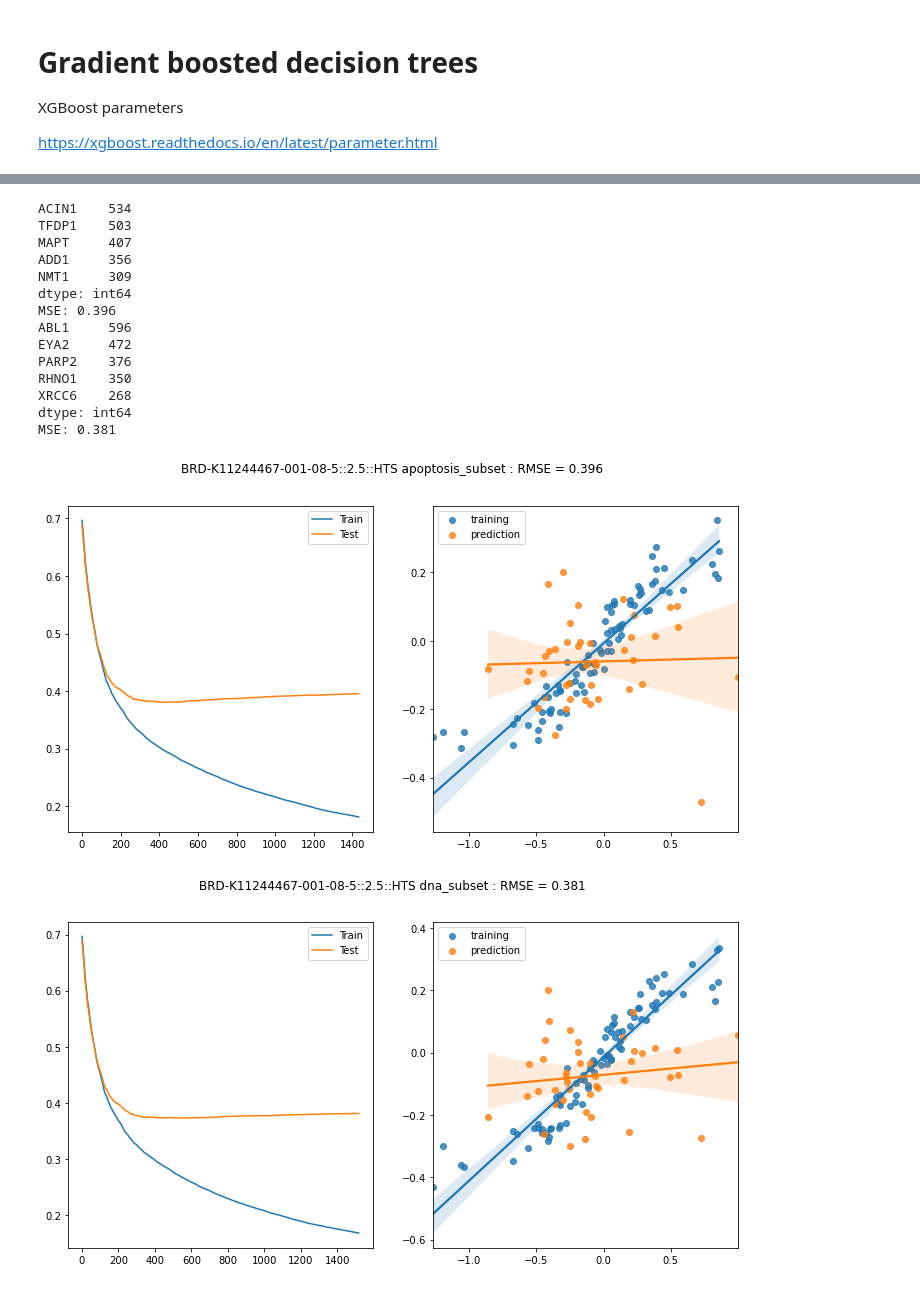
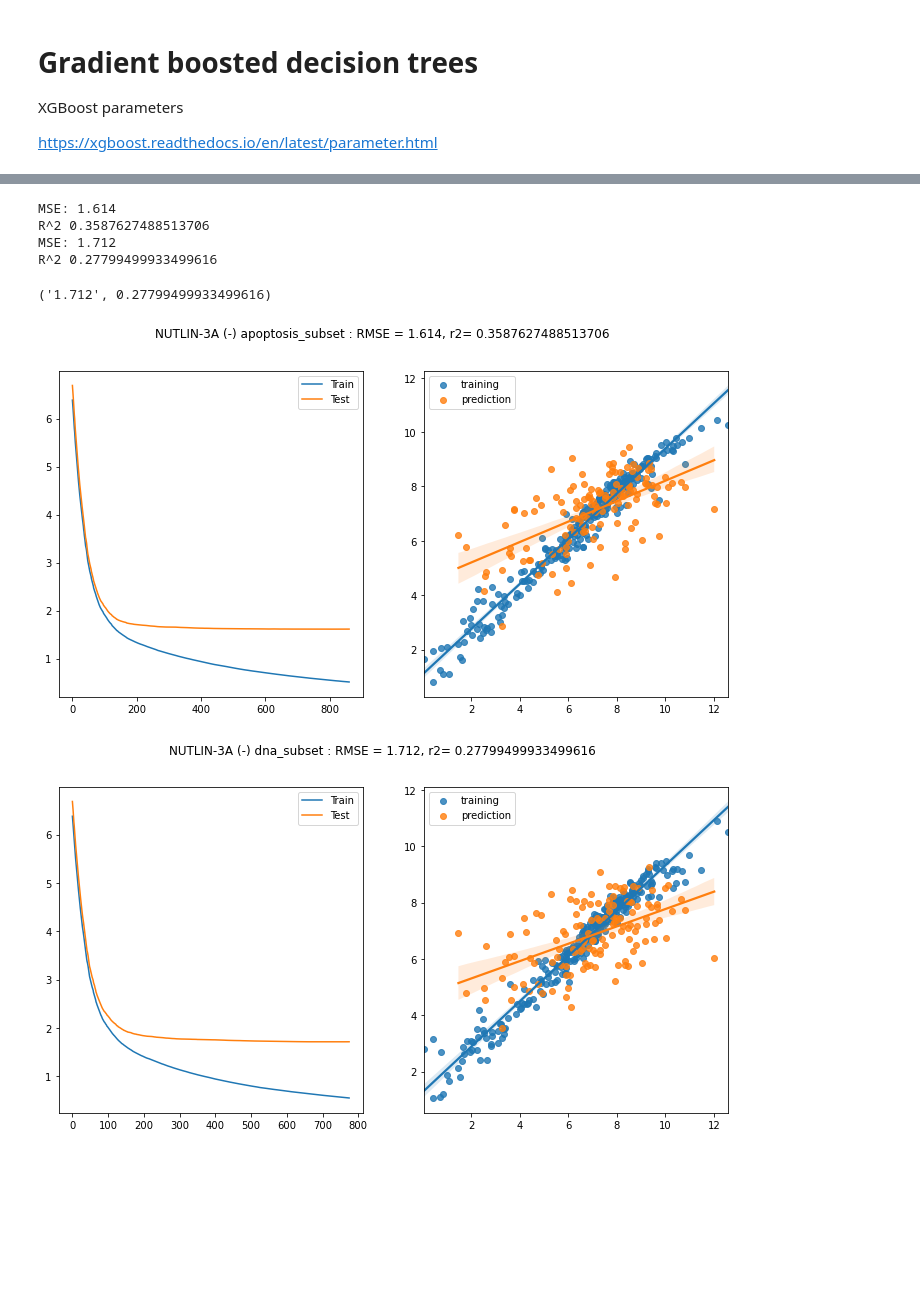
Before and after one commit to dykstrajustin/StartML, a Jupyter notebook: run_simple_models.ipynb, the cells around one changed output, grey strips where cells are left out. Drawn from its saved outputs; the diff is of its cells as text; code cells hidden in the pictures; blank space fills up the shorter version.

```diff
--- a/run_simple_models.ipynb
+++ b/run_simple_models.ipynb
@@ -43,0 +59,8 @@ drug_names = pd.read_csv('data/depmap_data/primary-screen-replicate-collapsed-tr
+# %%
+with open('gene_names.txt', 'r') as f:
+    gene_names = f.read().splitlines()
+gene_names
+
+with open('drug_names.txt', 'r') as f:
+    drug_names = f.read().splitlines()
+drug_names
@@ -239,21 +295,17 @@ def create_importance_model(df, drugname, subset_list, save_name):
 # %%
-dn = 'BRD-K11244467-001-08-5::2.5::HTS'
-create_importance_model(merged, dn, apop_genes, 'apoptosis_subset')
-create_importance_model(merged, dn, dna_genes, 'dna_subset')
+dn = 'NUTLIN-3A (-)'
+create_importance_model(
+    merged, dn, apop_genes, 'apoptosis_subset', True
+)
+
+create_importance_model(
+    merged, dn, dna_genes, 'dna_subset', True
+)
 # %% [output]
-ACIN1    534
-TFDP1    503
-MAPT     407
-ADD1     356
-NMT1     309
-dtype: int64
-MSE: 0.396
-ABL1     596
-EYA2     472
-PARP2    376
-RHNO1    350
-XRCC6    268
-dtype: int64
-MSE: 0.381
+MSE: 1.614
+R^2 0.3587627488513706
+MSE: 1.712
+R^2 0.27799499933499616
+('1.712', 0.27799499933499616)
-[figure, old version]
+[figure, new version]
-[figure, old version]
+[figure, new version]
```
Also changed, not shown: parts of 19 cells of this notebook.
